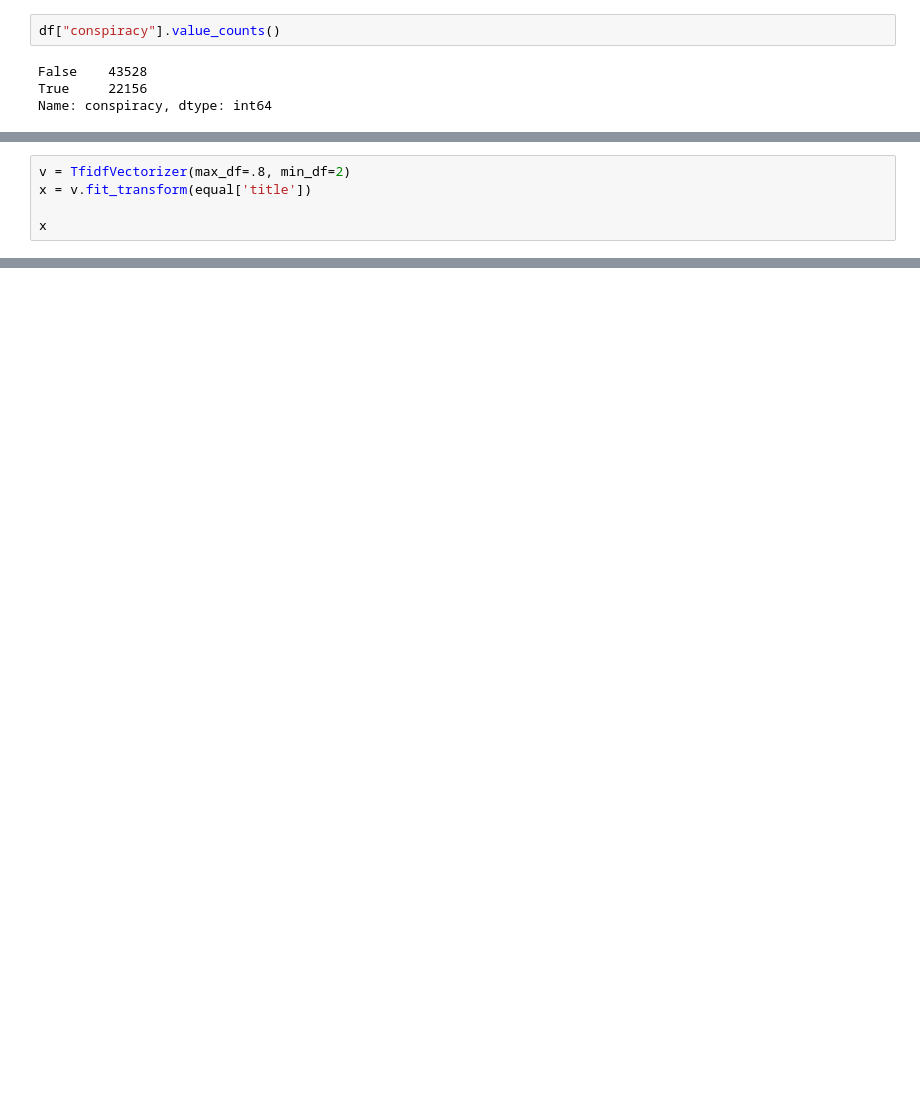
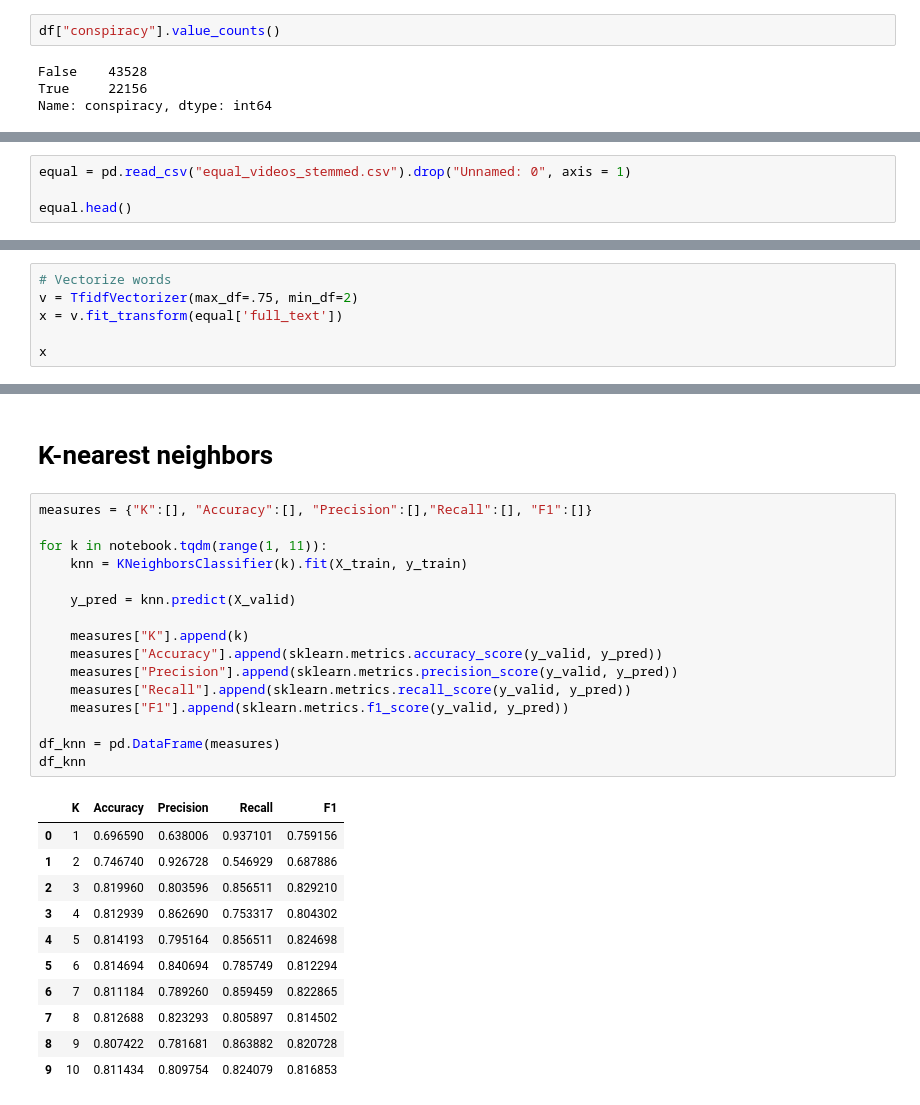
Before and after one commit to Roan-Schellingerhout/YouTube_conspiracy_paper, a Jupyter notebook: Video_ML.ipynb, the cells around one changed output, grey strips where cells are left out. Cells and saved outputs as stored; diff of their text form; blank space fills up the shorter version.

Commit message:
word stemming added

```diff
--- a/Video_ML.ipynb
+++ b/Video_ML.ipynb
@@ -38,0 +111,4 @@ equal["transcript"] = equal["transcript"].fillna("")
+# %%
+equal = pd.read_csv("equal_videos_stemmed.csv").drop("Unnamed: 0", axis = 1)
+
+equal.head()
@@ -39,6 +124,7 @@ equal["transcript"] = equal["transcript"].fillna("")
 # %%
-v = TfidfVectorizer(max_df=.8, min_df=2)
-x = v.fit_transform(equal['title'])
+# Vectorize words
+v = TfidfVectorizer(max_df=.75, min_df=2)
+x = v.fit_transform(equal['full_text'])
 
 x
 # %% [output]
@@ -50,0 +149,30 @@ x.shape
+# %% [markdown]
+# K-nearest neighbors
+# %%
+measures = {"K":[], "Accuracy":[], "Precision":[],"Recall":[], "F1":[]}
+
+for k in notebook.tqdm(range(1, 11)):
+    knn = KNeighborsClassifier(k).fit(X_train, y_train)
+
+    y_pred = knn.predict(X_valid)
+
+    measures["K"].append(k)
+    measures["Accuracy"].append(sklearn.metrics.accuracy_score(y_valid, y_pred))
+    measures["Precision"].append(sklearn.metrics.precision_score(y_valid, y_pred))
+    measures["Recall"].append(sklearn.metrics.recall_score(y_valid, y_pred))
+    measures["F1"].append(sklearn.metrics.f1_score(y_valid, y_pred))
+
+df_knn = pd.DataFrame(measures)
+df_knn
+# %% [output]
+|  | K | Accuracy | Precision | Recall | F1 |
+| 0 | 1 | 0.696590 | 0.638006 | 0.937101 | 0.759156 |
+| 1 | 2 | 0.746740 | 0.926728 | 0.546929 | 0.687886 |
+| 2 | 3 | 0.819960 | 0.803596 | 0.856511 | 0.829210 |
+| 3 | 4 | 0.812939 | 0.862690 | 0.753317 | 0.804302 |
+| 4 | 5 | 0.814193 | 0.795164 | 0.856511 | 0.824698 |
+| 5 | 6 | 0.814694 | 0.840694 | 0.785749 | 0.812294 |
+| 6 | 7 | 0.811184 | 0.789260 | 0.859459 | 0.822865 |
+| 7 | 8 | 0.812688 | 0.823293 | 0.805897 | 0.814502 |
+| 8 | 9 | 0.807422 | 0.781681 | 0.863882 | 0.820728 |
+| 9 | 10 | 0.811434 | 0.809754 | 0.824079 | 0.816853 |
```
Also changed, not shown: parts of 29 cells of this notebook.
